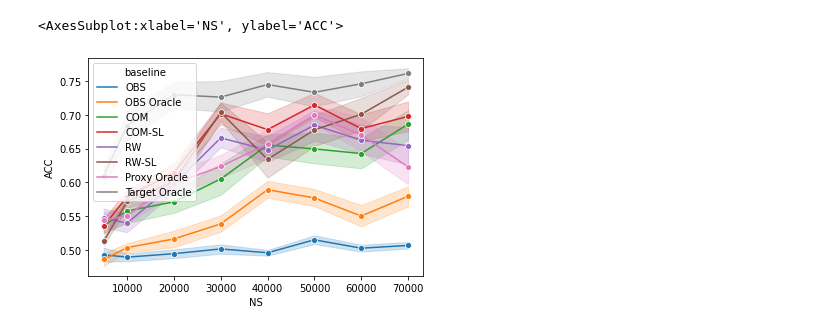
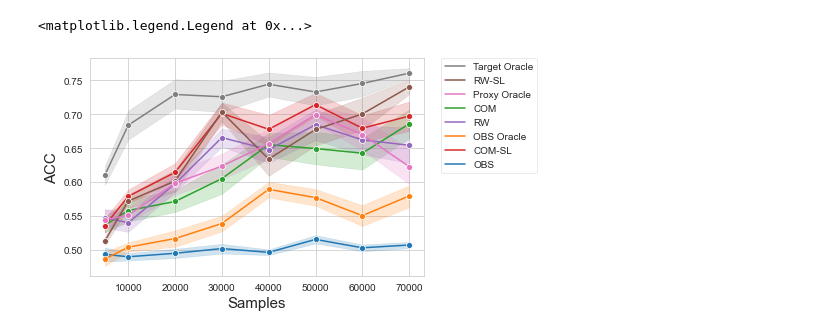
Before and after one commit to lguerdan/counterfactual-decision-support, a Jupyter notebook: notebook_results.ipynb, the cells around one changed output. Saved outputs shown, nothing was run; the diff lists cells and outputs as text; code cells hidden in the pictures.

```diff
--- a/notebook_results.ipynb
+++ b/notebook_results.ipynb
@@ -1,3 +1,7 @@
 # %%
 import results
 import seaborn as sns
+import matplotlib.pyplot as plt
+
+plt.rcParams["font.family"] = ["Latin Modern Roman"]
+sns.set_style("whitegrid")
@@ -12,8 +8,19 @@ sns.lineplot(data=df, x="NS", y="ACC", hue='baseline', ci=95, marker='o')
 # %%
 df, meandf  = results.get_erm_convergence_result_df('erm_convergence_rates_no_crossfit_beta3_alpha1_R15')
+df.reset_index(inplace=True)
 
-df.reset_index(inplace=True)
-sns.lineplot(data=df, x="NS", y="ACC", hue='baseline', ci=68, marker='o')
+sns.set_context(rc = {'patch.linewidth': 0.5})
+fig = sns.lineplot(data=df, x="NS", y="ACC", hue='baseline', ci=68, marker='o')
+fig.set_xlabel('Samples', size=15)
+fig.set_ylabel('ACC', size=15)
+
+
+
+
+handles, labels = plt.gca().get_legend_handles_labels()
+
+order = [7, 5, 6, 2, 4, 1 ,3, 0]
+plt.legend([handles[idx] for idx in order],[labels[idx] for idx in order], bbox_to_anchor=(1.05, 1), loc=2, borderaxespad=0.)
 # %% [output]
-<AxesSubplot:xlabel='NS', ylabel='ACC'>
+<matplotlib.legend.Legend at 0x...>
-[figure, old version]
+[figure, new version]
```
Also changed, not shown: parts of 1 cell of this notebook, 4 other files.
